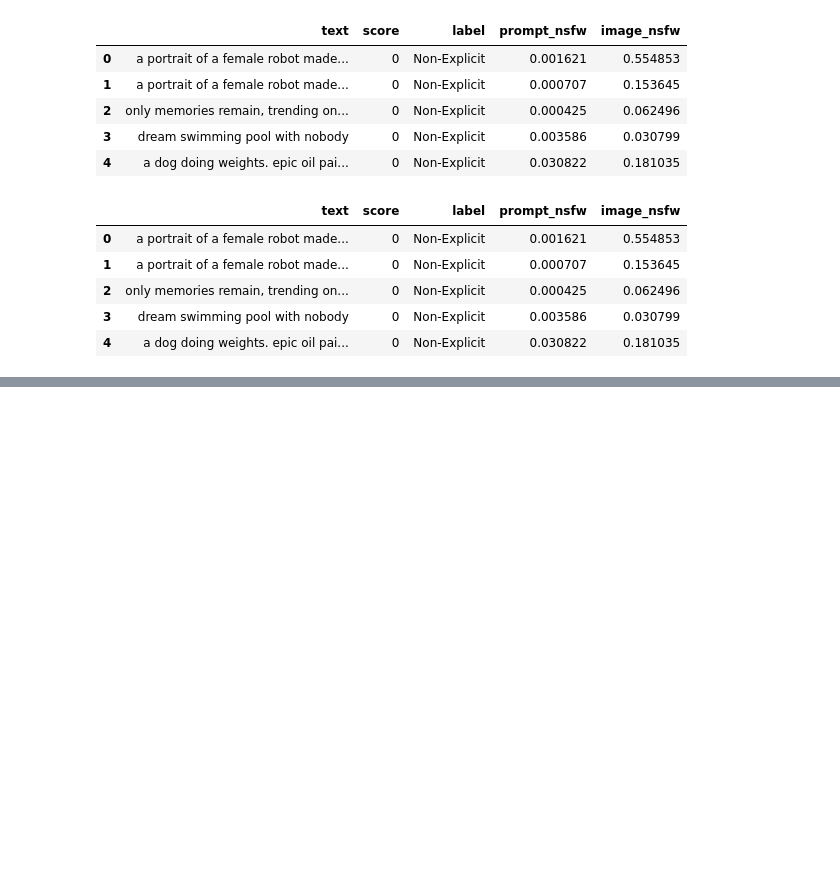
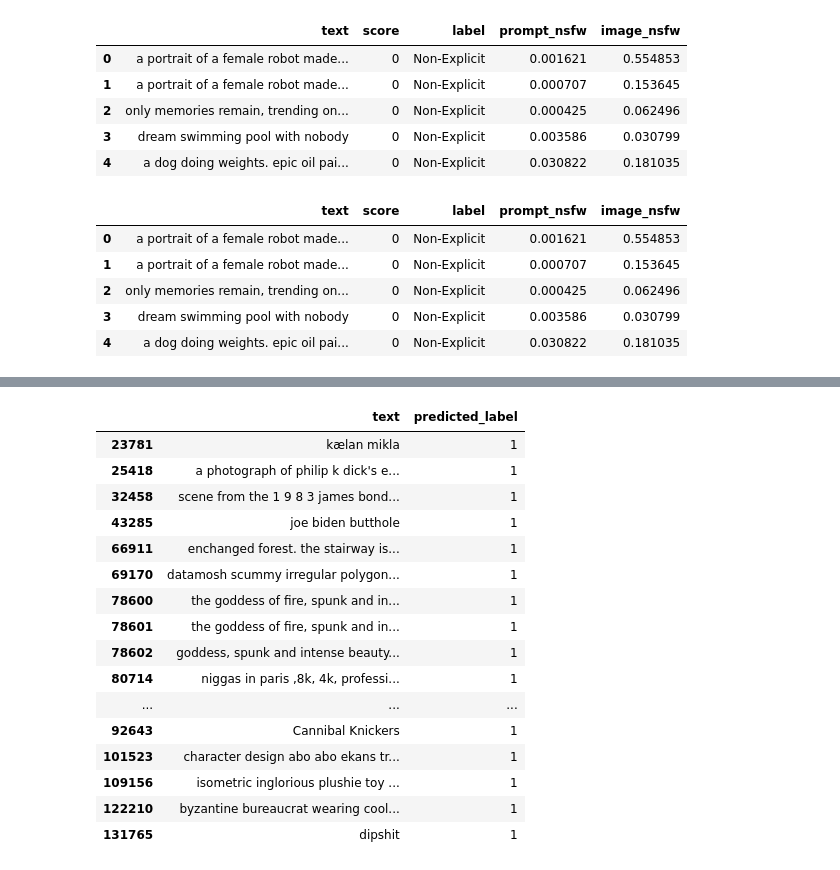
Before and after one commit to budgethp/ML, a Jupyter notebook: Semester 2/Bestonesofar.ipynb, the cells around one changed output, grey strips where cells are left out. Saved outputs shown, nothing was run; the diff lists cells and outputs as text; code cells hidden in the pictures; blank space fills up the shorter version.

```diff
--- a/Semester 2/Bestonesofar.ipynb
+++ b/Semester 2/Bestonesofar.ipynb
@@ -4152,0 +6378,20 @@ dfspecial.head()
+# %%
+explicit_rows.head(20)
+# %% [output]
+|  | text | predicted_label |
+| 23781 | kælan mikla | 1 |
+| 25418 | a photograph of philip k dick's e... | 1 |
+| 32458 | scene from the 1 9 8 3 james bond... | 1 |
+| 43285 | joe biden butthole | 1 |
+| 66911 | enchanged forest. the stairway is... | 1 |
+| 69170 | datamosh scummy irregular polygon... | 1 |
+| 78600 | the goddess of fire, spunk and in... | 1 |
+| 78601 | the goddess of fire, spunk and in... | 1 |
+| 78602 | goddess, spunk and intense beauty... | 1 |
+| 80714 | niggas in paris ,8k, 4k, professi... | 1 |
+| ... | ... | ... |
+| 92643 | Cannibal Knickers | 1 |
+| 101523 | character design abo abo ekans tr... | 1 |
+| 109156 | isometric inglorious plushie toy ... | 1 |
+| 122210 | byzantine bureaucrat wearing cool... | 1 |
+| 131765 | dipshit | 1 |
```
Also changed, not shown: parts of 16 cells of this notebook.
